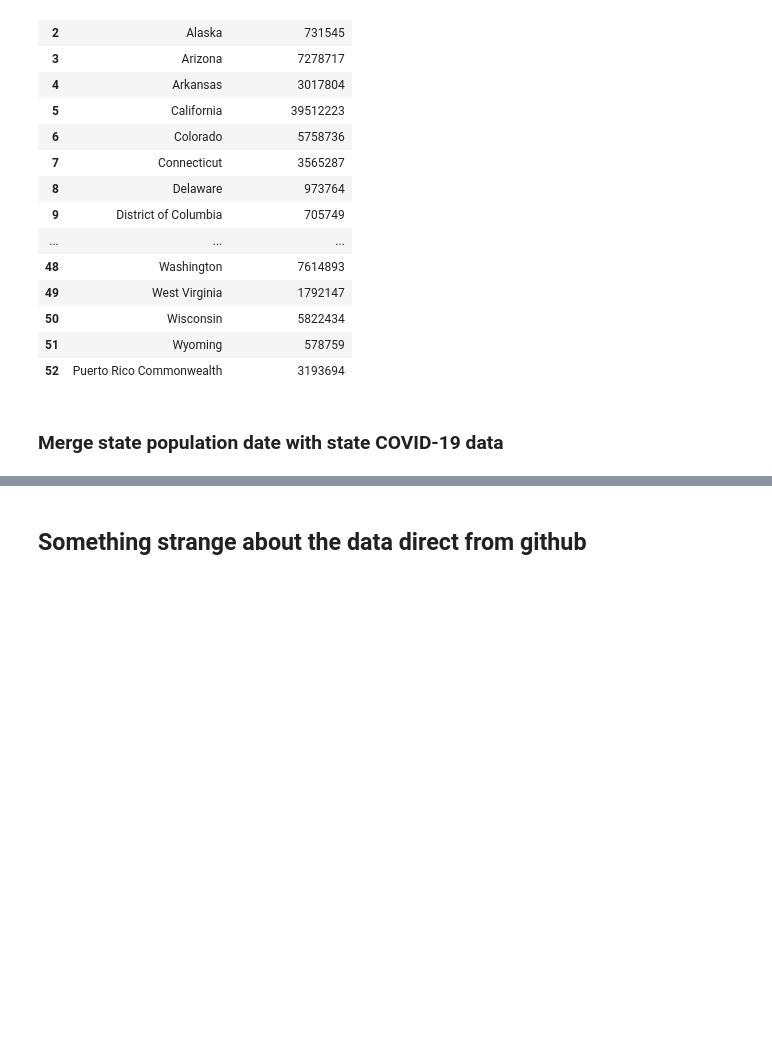
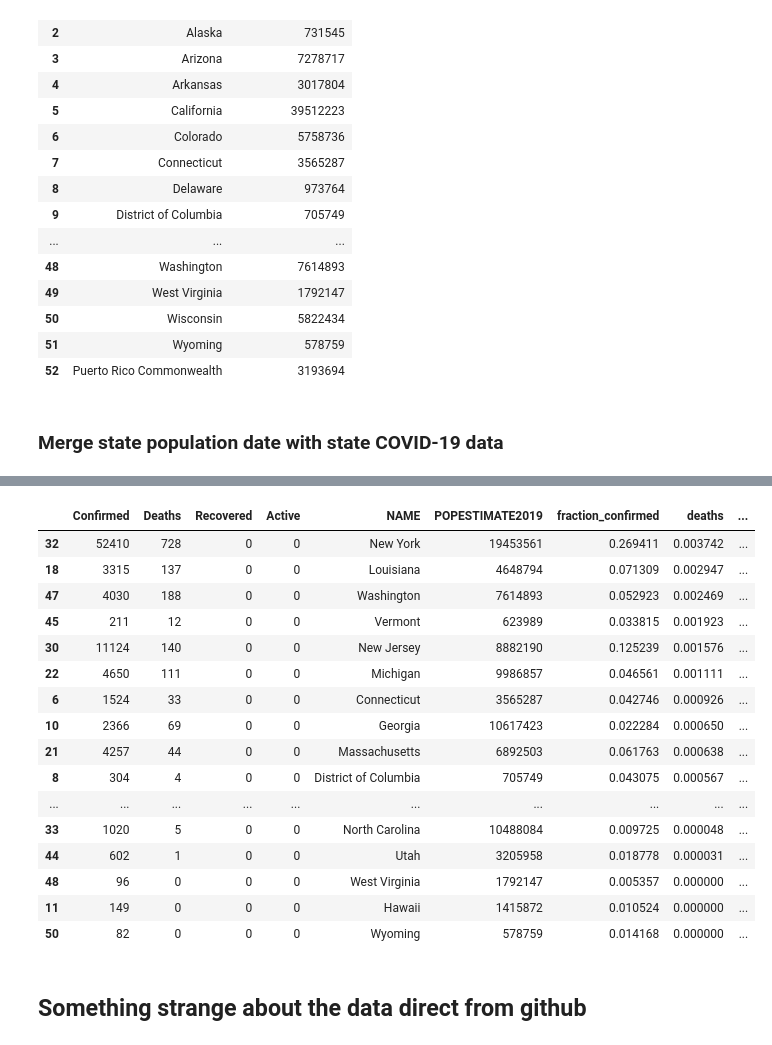
Before and after one commit to fm75/DS, a Jupyter notebook: covid-19-3-28.ipynb, the cells around one changed output, grey strips where cells are left out. Drawn from its saved outputs; the diff is of its cells as text; code cells hidden in the pictures; blank space fills up the shorter version.

```diff
--- a/covid-19-3-28.ipynb
+++ b/covid-19-3-28.ipynb
@@ -263,3 +285,23 @@ state_with_population.sort_values(by='fraction_confirmed', ascending=False)
+# %%
+state_with_population.sort_values(by='deaths', ascending=False)
+# %% [output]
+|  | Confirmed | Deaths | Recovered | Active | NAME | POPESTIMATE2019 | fraction_confirmed | deaths | ... |
+| 32 | 52410 | 728 | 0 | 0 | New York | 19453561 | 0.269411 | 0.003742 | ... |
+| 18 | 3315 | 137 | 0 | 0 | Louisiana | 4648794 | 0.071309 | 0.002947 | ... |
+| 47 | 4030 | 188 | 0 | 0 | Washington | 7614893 | 0.052923 | 0.002469 | ... |
+| 45 | 211 | 12 | 0 | 0 | Vermont | 623989 | 0.033815 | 0.001923 | ... |
+| 30 | 11124 | 140 | 0 | 0 | New Jersey | 8882190 | 0.125239 | 0.001576 | ... |
+| 22 | 4650 | 111 | 0 | 0 | Michigan | 9986857 | 0.046561 | 0.001111 | ... |
+| 6 | 1524 | 33 | 0 | 0 | Connecticut | 3565287 | 0.042746 | 0.000926 | ... |
+| 10 | 2366 | 69 | 0 | 0 | Georgia | 10617423 | 0.022284 | 0.000650 | ... |
+| 21 | 4257 | 44 | 0 | 0 | Massachusetts | 6892503 | 0.061763 | 0.000638 | ... |
+| 8 | 304 | 4 | 0 | 0 | District of Columbia | 705749 | 0.043075 | 0.000567 | ... |
+| ... | ... | ... | ... | ... | ... | ... | ... | ... | ... |
+| 33 | 1020 | 5 | 0 | 0 | North Carolina | 10488084 | 0.009725 | 0.000048 | ... |
+| 44 | 602 | 1 | 0 | 0 | Utah | 3205958 | 0.018778 | 0.000031 | ... |
+| 48 | 96 | 0 | 0 | 0 | West Virginia | 1792147 | 0.005357 | 0.000000 | ... |
+| 11 | 149 | 0 | 0 | 0 | Hawaii | 1415872 | 0.010524 | 0.000000 | ... |
+| 50 | 82 | 0 | 0 | 0 | Wyoming | 578759 | 0.014168 | 0.000000 | ... |
 # %% [markdown]
 ## Something strange about the data direct from github
 # %%
```
Also changed, not shown: parts of 3 cells of this notebook.
